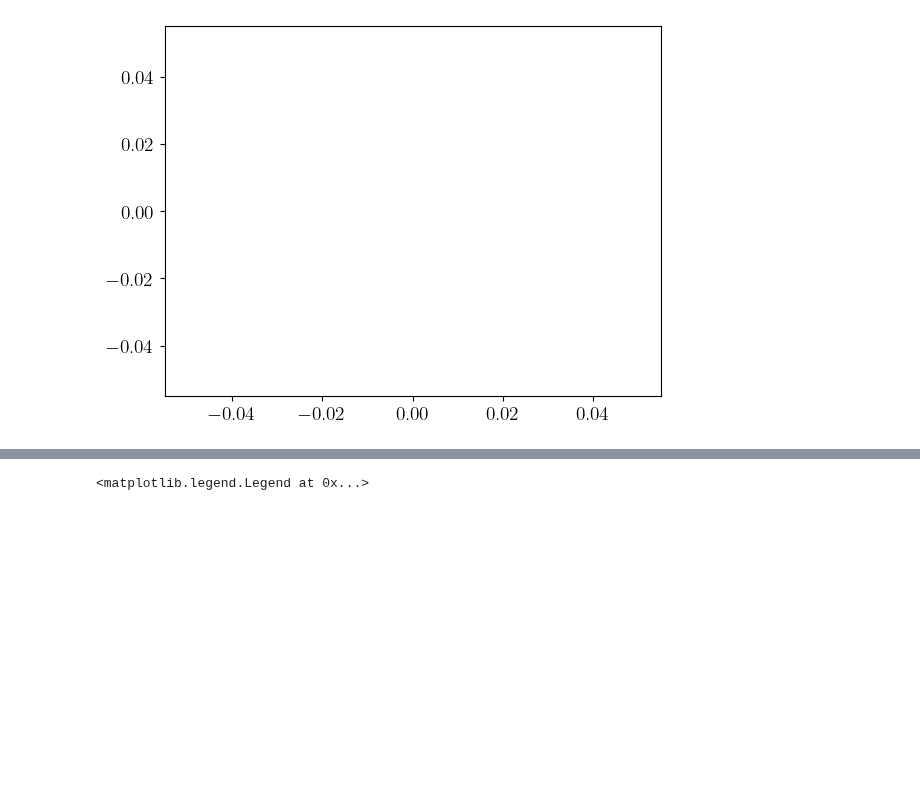
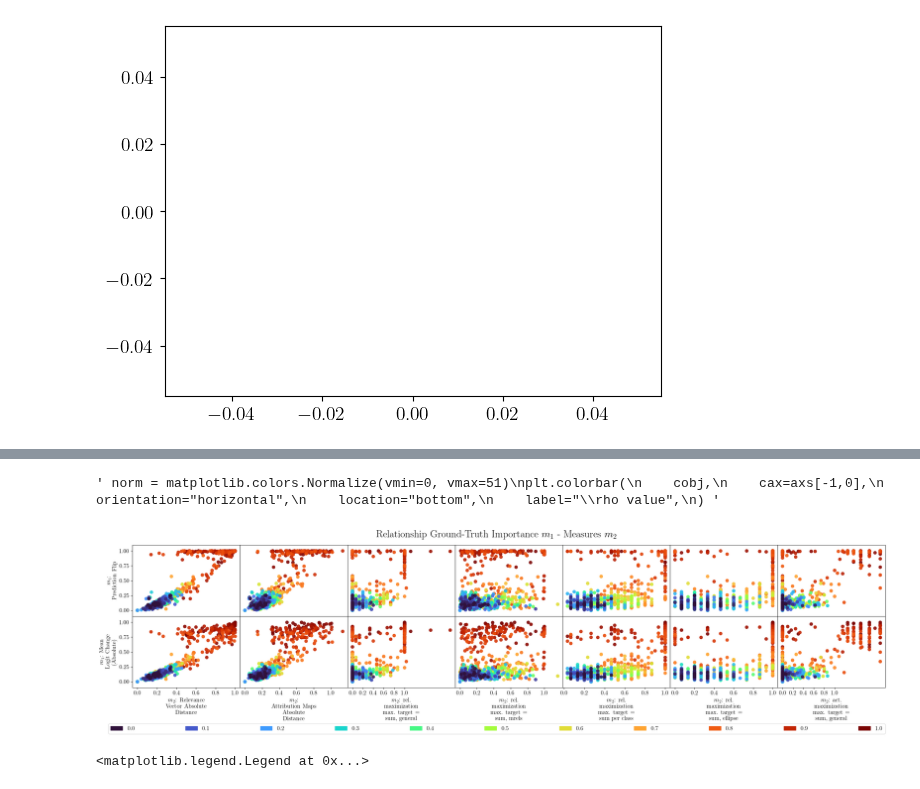
Before and after one commit to lillijo/xai-evaluation-master-thesis, a Jupyter notebook: experiments/compare_measures.ipynb, the cells around one changed output, grey strips where cells are left out. Cells and saved outputs as stored; diff of their text form; code cells hidden in the pictures; blank space fills up the shorter version.

```diff
--- a/experiments/compare_measures.ipynb
+++ b/experiments/compare_measures.ipynb
@@ -753 +926,74 @@ for s in range(iterations):
+# %%
+import matplotlib.patches as mpatches
+
+r = len(m1s)
+c = len(m2s)
+fig, axs = plt.subplots(
+    r,
+    c,
+    figsize=(
+        c * 4.5,
+        r * 3,
+    ),
+    gridspec_kw={"wspace": 0.0, "hspace": 0.0},
+)
+fig.suptitle(
+    "Relationship Ground-Truth Importance $m_1$ - Measures $m_2$",
+    x=0.5,
+    y=0.96,
+    size=24,
+)
+plot_idx = list(
+    range((iterations * 51 - 1), -1, -1)
+)  # np.random.permutation(m1_val.shape[0])
+colorvals = matplotlib.cm.turbo(np.linspace(0, 1, 51))
+cols = [colorvals[r] for r in range(51) for i in range(iterations)]
+cleg = [
+    mpatches.Patch(color=colorvals[i], label=str(BIASES[i])) for i in range(0, 51, 5)
+]
+color_seq = torch.tensor(cols)[plot_idx]
+cm = plt.cm.turbo
+
+for m1i, m1 in enumerate(m1s):
+    for m2i, m2 in enumerate(m2s):
+        m1_index = ALL_MEASURES.index(m1)
+        m1_label = NAME_DICT[m1]
+        m2_index = ALL_MEASURES.index(m2)
+        m2_label = NAME_DICT[m2]
+        m1_val = perseed_all[:, :, m1_index].flatten()  # .flatten() #
+        m2_val = perseed_all[:, :, m2_index].flatten()  # .flatten() #
+        if m2 == "m2_mac_l2square":
+            m2_val = m2_val  # / (8 * perseed_all[:, :, m2_index].mean())
+        axs[m1i, m2i].set_ylim([-0.1, 1.1])
+        # axs[m1i, m2i].set_xlim([-0.1, 1.1])
+        axs[m1i, m2i].set_xlabel("\n".join(wrap(m2_label, 16)))
+        axs[m1i, m2i].set_ylabel("\n".join(wrap(m1_label, 16)))
+        axs[m1i, m2i].xaxis.set_ticks([0, 0.2, 0.4, 0.6, 0.8, 1.0])
+        # axs[m1i, m2i].yaxis.set_ticks([0, 0.2, 0.4, 0.6, 0.8, 1.0])
+        if m2i > 0:
+            axs[m1i, m2i].yaxis.set_visible(False)
+
+        axs[m1i, m2i].scatter(
+            m2_val[plot_idx], m1_val[plot_idx], c=color_seq, alpha=0.9, s=50
+        )  # color="black",
+
+fig.legend(
+    handles=cleg,
+    bbox_to_anchor=(0.1, -0.14, .8, 0.2),
+    loc="lower left",
+    ncols=11,
+    borderaxespad=0.0,
+    mode="expand",
+)
+""" norm = matplotlib.colors.Normalize(vmin=0, vmax=51)
+plt.colorbar(
+    cobj,
+    cax=axs[-1,0],
+    orientation="horizontal",
+    location="bottom",
+    label="\\rho value",
+) """
+# %% [output]
+' norm = matplotlib.colors.Normalize(vmin=0, vmax=51)\nplt.colorbar(\n    cobj,\n    cax=axs[-1,0],\n    orientation="horizontal",\n    location="bottom",\n    label="\\rho value",\n) '
+[figure, added]
 # %%
```
Also changed, not shown: parts of 14 cells of this notebook, 2 other files.
